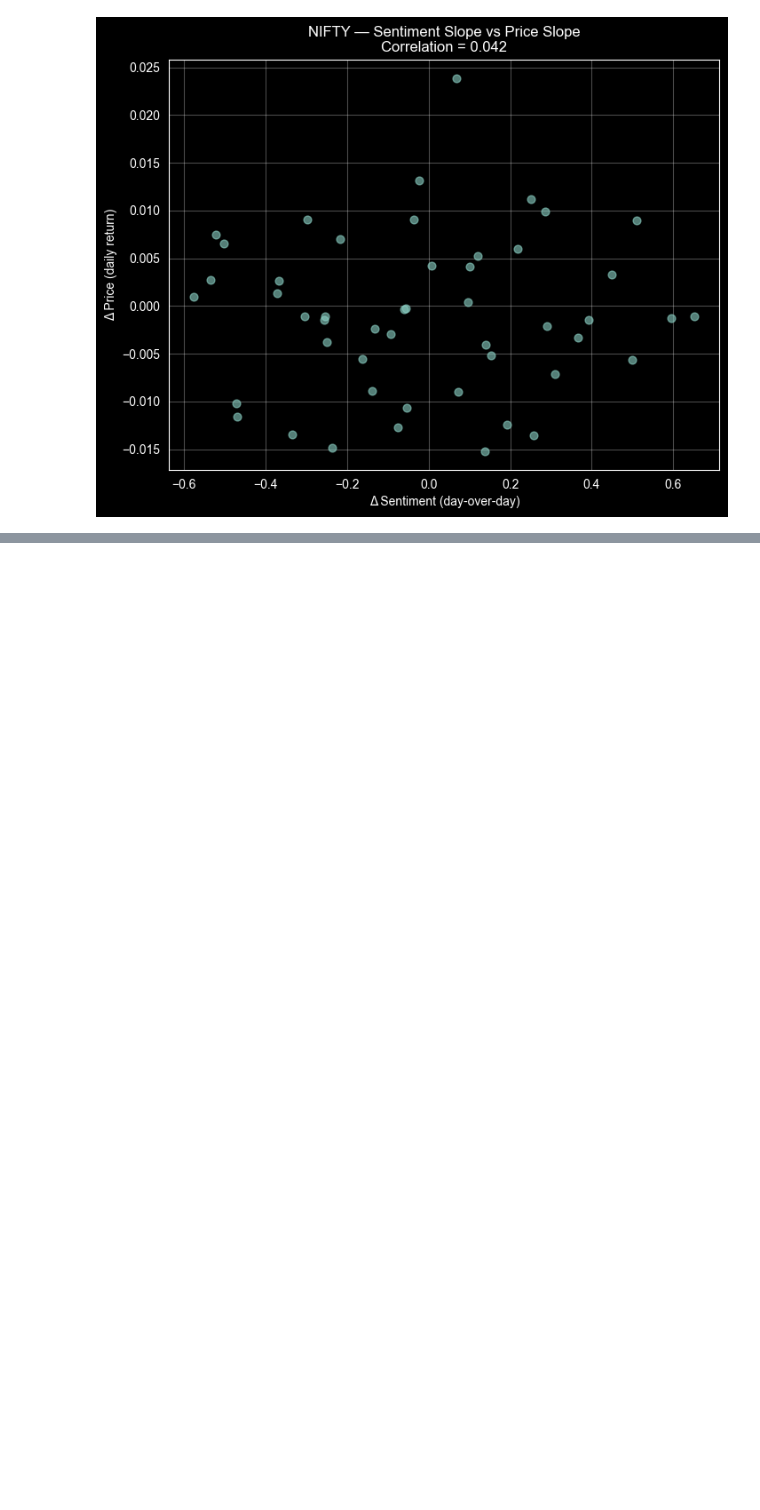
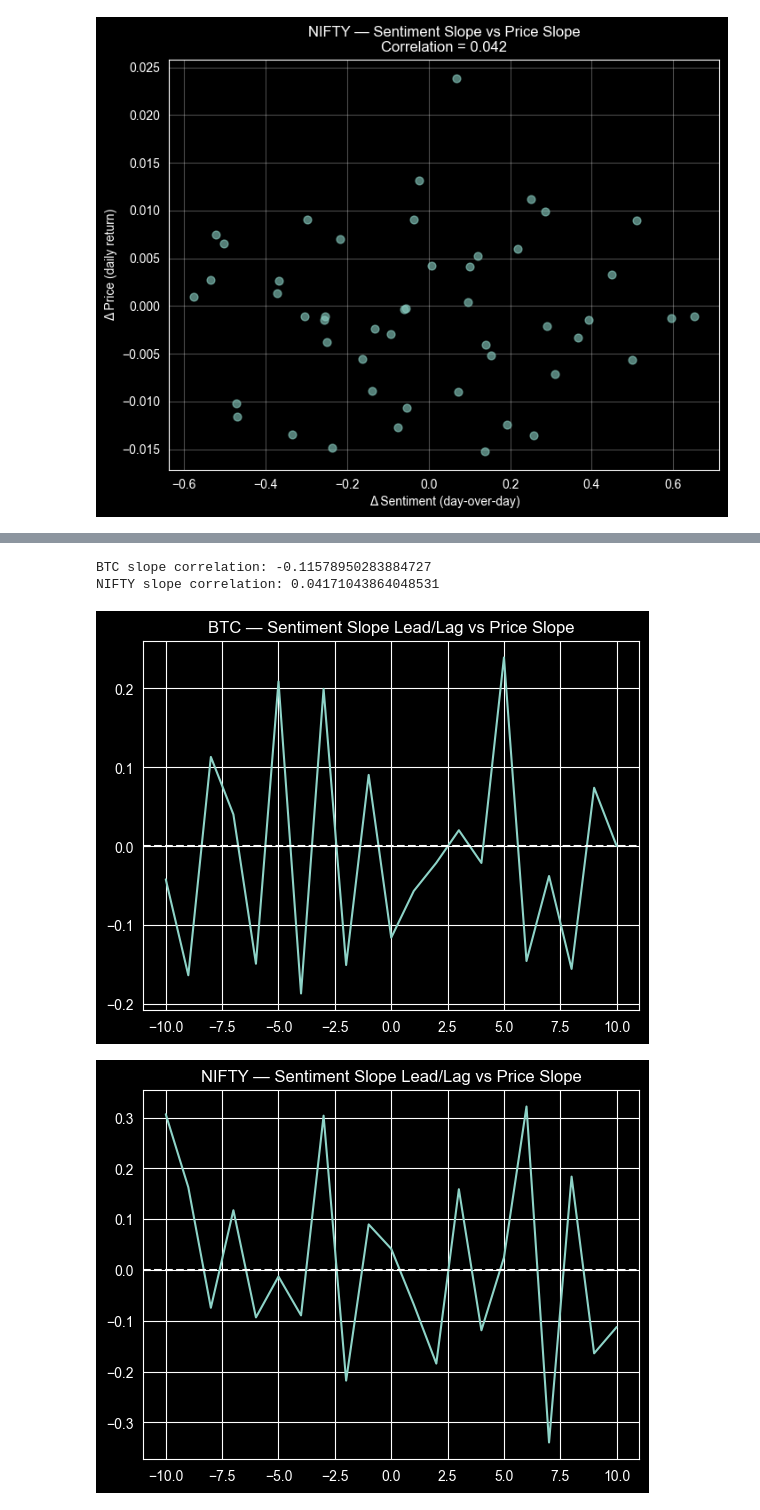
Before and after one commit to VT69/financial-sentiment-market-analysis, a Jupyter notebook: notebooks/08_graphs_and_plots.ipynb, the cells around one changed output, grey strips where cells are left out. Cells and saved outputs as stored; diff of their text form; code cells hidden in the pictures; blank space fills up the shorter version.

```diff
--- a/notebooks/08_graphs_and_plots.ipynb
+++ b/notebooks/08_graphs_and_plots.ipynb
@@ -380,0 +501,58 @@ plot_slope_relationship(nifty_slope, "NIFTY")
+# %%
+def slope_correlation(df, price_col="close", sentiment_col="finbert_score"):
+    df = df.sort_values("date").copy()
+
+    # Daily slopes
+    df["price_slope"] = np.log(df[price_col]).diff()
+    df["sentiment_slope"] = df[sentiment_col].diff()
+
+    df = df.dropna()
+
+    corr = df["price_slope"].corr(df["sentiment_slope"])
+
+    return corr, df
+
+btc_corr, btc_slope_df = slope_correlation(btc)
+nifty_corr, nifty_slope_df = slope_correlation(nifty)
+
+print("BTC slope correlation:", btc_corr)
+print("NIFTY slope correlation:", nifty_corr)
+# %% [output]
+BTC slope correlation: -0.11578950283884727
+NIFTY slope correlation: 0.04171043864048531
+# %%
+def slope_lead_lag(df, lags=range(-10, 11),
+                   price_col="close",
+                   sentiment_col="finbert_score"):
+
+    df = df.sort_values("date").copy()
+    df["price_slope"] = np.log(df[price_col]).diff()
+    df["sentiment_slope"] = df[sentiment_col].diff()
+    df = df.dropna()
+
+    results = {}
+
+    for lag in lags:
+        shifted_sent = df["sentiment_slope"].shift(lag)
+        valid = pd.concat([df["price_slope"], shifted_sent], axis=1).dropna()
+
+        if len(valid) > 10:
+            results[lag] = valid.iloc[:, 0].corr(valid.iloc[:, 1])
+        else:
+            results[lag] = np.nan
+
+    return pd.Series(results)
+
+btc_lag_corr = slope_lead_lag(btc)
+nifty_lag_corr = slope_lead_lag(nifty)
+
+btc_lag_corr.plot(title="BTC — Sentiment Slope Lead/Lag vs Price Slope")
+plt.axhline(0, color="white", linestyle="--")
+plt.show()
+
+nifty_lag_corr.plot(title="NIFTY — Sentiment Slope Lead/Lag vs Price Slope")
+plt.axhline(0, color="white", linestyle="--")
+plt.show()
+# %% [output]
+[figure, added]
+[figure, added]
```
Also changed, not shown: parts of 10 cells of this notebook, 1 other file.
